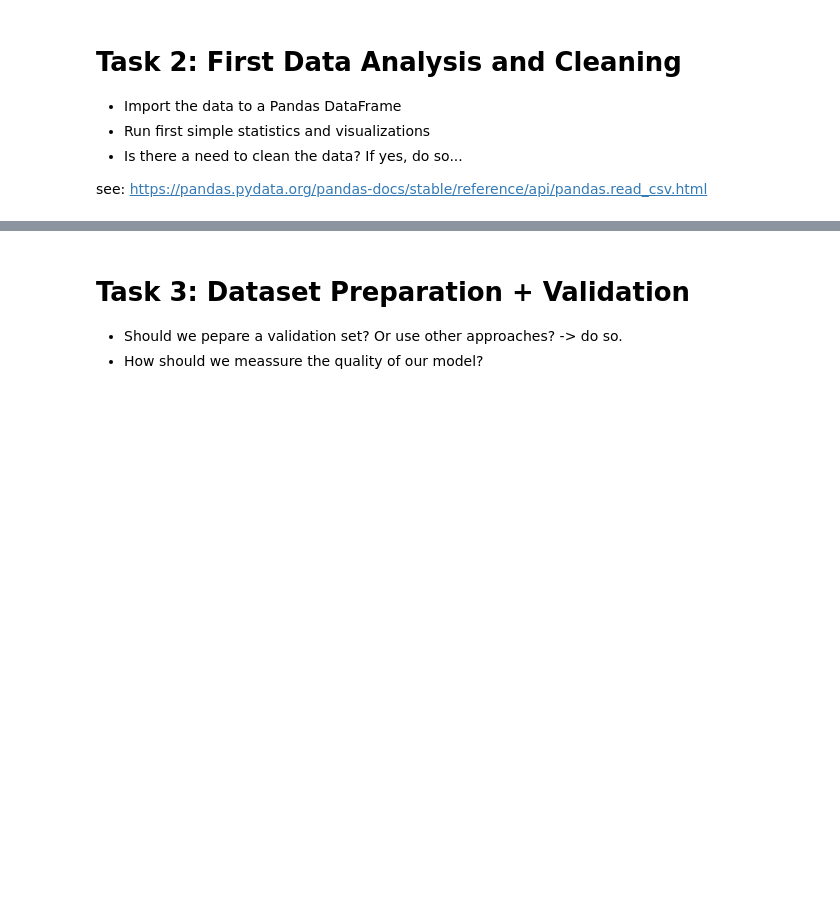
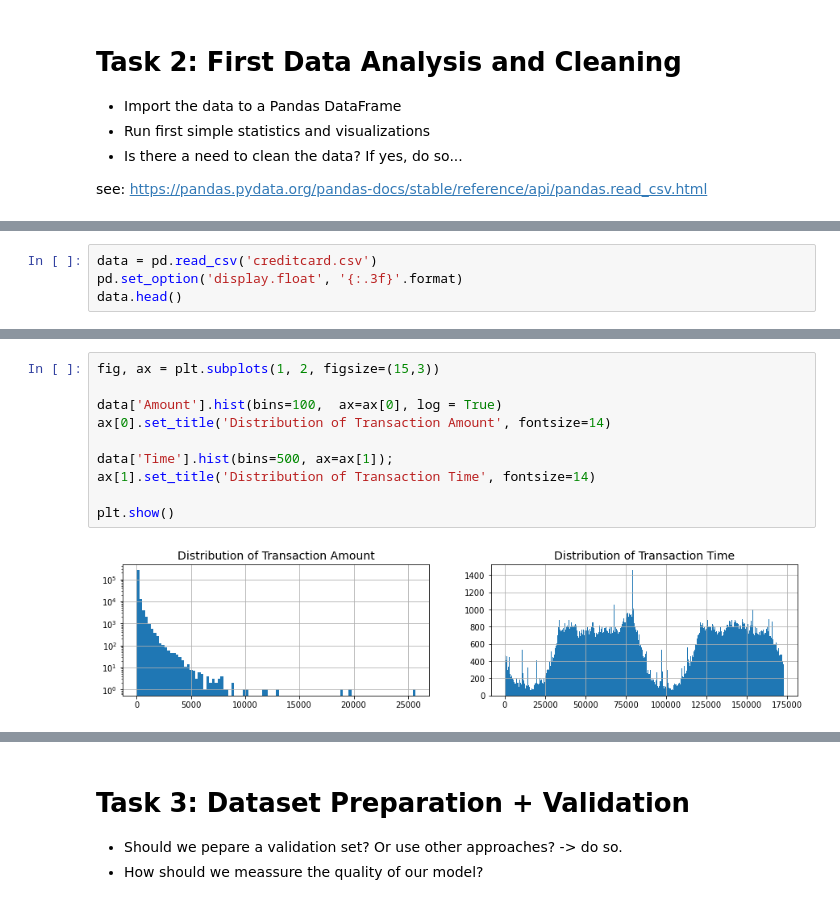
Before and after one commit to vbarn3/DataMining2020, a Jupyter notebook: week5/Assignment_1_fraud_detection.ipynb, the cells around one changed output, grey strips where cells are left out. Cells and saved outputs as stored; diff of their text form; blank space fills up the shorter version.

```diff
--- a/week5/Assignment_1_fraud_detection.ipynb
+++ b/week5/Assignment_1_fraud_detection.ipynb
@@ -35,0 +52,4 @@ import pandas as pd
+# %%
+data = pd.read_csv('creditcard.csv')
+pd.set_option('display.float', '{:.3f}'.format)
+data.head()
@@ -35,0 +111,12 @@ import pandas as pd
+# %%
+fig, ax = plt.subplots(1, 2, figsize=(15,3))
+
+data['Amount'].hist(bins=100,  ax=ax[0], log = True)
+ax[0].set_title('Distribution of Transaction Amount', fontsize=14)
+
+data['Time'].hist(bins=500, ax=ax[1]);
+ax[1].set_title('Distribution of Transaction Time', fontsize=14)
+
+plt.show()
+# %% [output]
+[figure, added]
```
Also changed, not shown: parts of 17 cells of this notebook.
